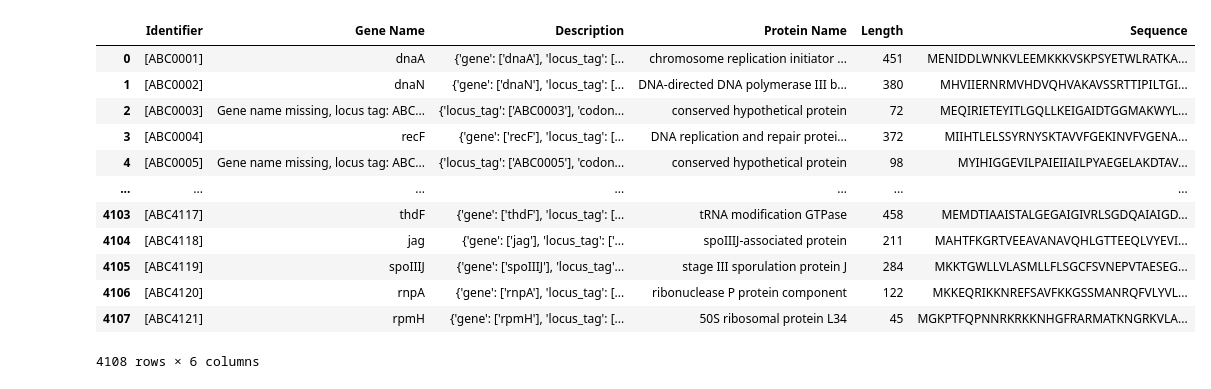
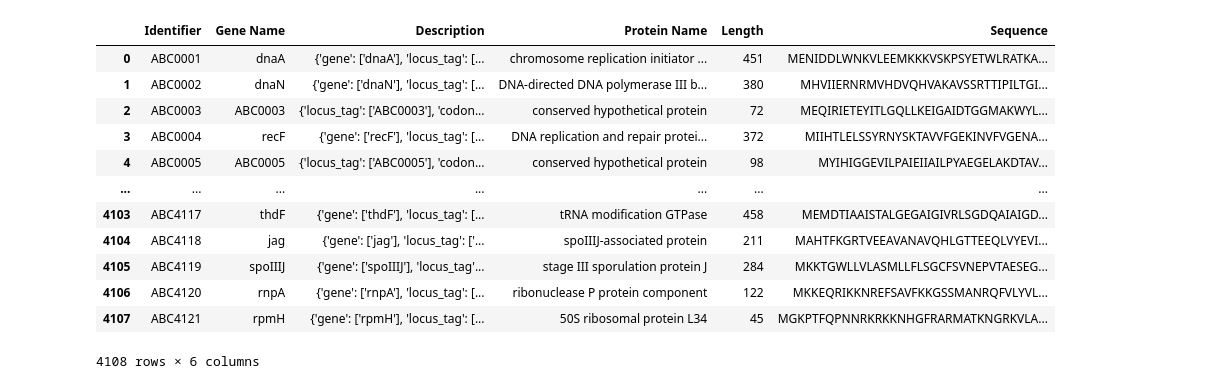
Before and after one commit to idobt97/Bioinformatocs_final_project, a Jupyter notebook: PartB.ipynb, the cells around one changed output. Saved outputs shown, nothing was run; the diff lists cells and outputs as text; code cells hidden in the pictures.

```diff
--- a/PartB.ipynb
+++ b/PartB.ipynb
@@ -8,21 +8,27 @@ import pandas as pd
 df_fasta_file = pd.DataFrame(columns=["Identifier", "Gene Name", "Description", "Protein Name", "Length", "Sequence"])
 
 # Read in the fasta file
-fasta_file = "BacillusClausiiTransmembraneProteins.fasta"
+fasta_file = "uniprotkb_Bacillus_clausi.fasta"
 
 # Read in the fasta file and store the data in the dataframe
-for record in SeqIO.parse(fasta_file, "fasta"):
-    identifier = record.id
-    description = record.description
-    gene_name = description.split("GN=")[1].split(" ")[0]  # Define gene_name after description
-    protein_name = description.split(" ")[1]
-    length = len(record.seq)
-    sequence = str(record.seq)
+def fastaToDataframe(fasta_file_path, df) -> None:
+    for record in SeqIO.parse(fasta_file_path, "fasta"):
+        identifier = record.id
+        description = record.description
+        if "GN=" not in description:
+            gene_name = "N/A"
+            protein_name = description.split(" ")[0]
+        else:
+            gene_name = description.split("GN=")[1].split(" ")[0]  # Define gene_name after description
+        protein_name = description.split(" ")[1]
+        length = len(record.seq)
+        sequence = str(record.seq)
 
-    # Append the row to the dataframe
-    df_fasta_file.loc[len(df_fasta_file)] = [identifier, gene_name, description, protein_name, length, sequence]
+        # Append the row to the dataframe
+        df.loc[len(df)] = [identifier, gene_name, description, protein_name, length, sequence]
 
-# Display the DataFrame
-df
+fastaToDataframe(fasta_file, df_fasta_file)
+
+df_fasta_file
 # %% [output]
 |  | Identifier | Gene Name | Description | Protein Name | Length | Sequence |
@@ -45,46 +47,46 @@ df
 # %%
 # Initialize an empty DataFrame
 df_genbank_file = pd.DataFrame(columns=["Identifier", "Gene Name", "Description", "Protein Name", "Length", "Sequence"])
 
 # Read in the data from the genbank file
 genbank_file = "Bacillus clausii.gb"
 for record in SeqIO.parse(genbank_file, "genbank"):
     for feature in record.features:
         if feature.type == "CDS":
-            identifier = feature.qualifiers["locus_tag"]
+            identifier = feature.qualifiers["locus_tag"][0]
             if 'gene' in feature.qualifiers: #check if gene name is available - there are some CDS features without gene name
                 gene_name = feature.qualifiers['gene'][0]
             else:
-                gene_name = 'Gene name missing, locus tag: ' + feature.qualifiers['locus_tag'][0]
+                gene_name = feature.qualifiers["locus_tag"][0]
             description = feature.qualifiers
             if 'product' in feature.qualifiers:
                 protein_name = feature.qualifiers['product'][0]
             else:
                 protein_name = 'Product name missing'
             if 'translation' in feature.qualifiers:
                 sequence = feature.qualifiers["translation"][0]
                 length = len(feature.qualifiers["translation"][0])
             else:
                 sequence = 'Translation missing'
                 length = 'Length missing'
 
             # Append the row to the dataframe
             df_genbank_file.loc[len(df_genbank_file)] = [identifier, gene_name, description, protein_name, length, sequence]
 
 df_genbank_file
 # %% [output]
 |  | Identifier | Gene Name | Description | Protein Name | Length | Sequence |
-| 0 | [ABC0001] | dnaA | {'gene': ['dnaA'], 'locus_tag': [... | chromosome replication initiator ... | 451 | MENIDDLWNKVLEEMKKKVSKPSYETWLRATKA... |
-| 1 | [ABC0002] | dnaN | {'gene': ['dnaN'], 'locus_tag': [... | DNA-directed DNA polymerase III b... | 380 | MHVIIERNRMVHDVQHVAKAVSSRTTIPILTGI... |
-| 2 | [ABC0003] | Gene name missing, locus tag: ABC... | {'locus_tag': ['ABC0003'], 'codon... | conserved hypothetical protein | 72 | MEQIRIETEYITLGQLLKEIGAIDTGGMAKWYL... |
-| 3 | [ABC0004] | recF | {'gene': ['recF'], 'locus_tag': [... | DNA replication and repair protei... | 372 | MIIHTLELSSYRNYSKTAVVFGEKINVFVGENA... |
-| 4 | [ABC0005] | Gene name missing, locus tag: ABC... | {'locus_tag': ['ABC0005'], 'codon... | conserved hypothetical protein | 98 | MYIHIGGEVILPAIEIIAILPYAEGELAKDTAV... |
+| 0 | ABC0001 | dnaA | {'gene': ['dnaA'], 'locus_tag': [... | chromosome replication initiator ... | 451 | MENIDDLWNKVLEEMKKKVSKPSYETWLRATKA... |
+| 1 | ABC0002 | dnaN | {'gene': ['dnaN'], 'locus_tag': [... | DNA-directed DNA polymerase III b... | 380 | MHVIIERNRMVHDVQHVAKAVSSRTTIPILTGI... |
+| 2 | ABC0003 | ABC0003 | {'locus_tag': ['ABC0003'], 'codon... | conserved hypothetical protein | 72 | MEQIRIETEYITLGQLLKEIGAIDTGGMAKWYL... |
+| 3 | ABC0004 | recF | {'gene': ['recF'], 'locus_tag': [... | DNA replication and repair protei... | 372 | MIIHTLELSSYRNYSKTAVVFGEKINVFVGENA... |
+| 4 | ABC0005 | ABC0005 | {'locus_tag': ['ABC0005'], 'codon... | conserved hypothetical protein | 98 | MYIHIGGEVILPAIEIIAILPYAEGELAKDTAV... |
 | ... | ... | ... | ... | ... | ... | ... |
-| 4103 | [ABC4117] | thdF | {'gene': ['thdF'], 'locus_tag': [... | tRNA modification GTPase | 458 | MEMDTIAAISTALGEGAIGIVRLSGDQAIAIGD... |
-| 4104 | [ABC4118] | jag | {'gene': ['jag'], 'locus_tag': ['... | spoIIIJ-associated protein | 211 | MAHTFKGRTVEEAVANAVQHLGTTEEQLVYEVI... |
-| 4105 | [ABC4119] | spoIIIJ | {'gene': ['spoIIIJ'], 'locus_tag'... | stage III sporulation protein J | 284 | MKKTGWLLVLASMLLFLSGCFSVNEPVTAESEG... |
-| 4106 | [ABC4120] | rnpA | {'gene': ['rnpA'], 'locus_tag': [... | ribonuclease P protein component | 122 | MKKEQRIKKNREFSAVFKKGSSMANRQFVLYVL... |
-| 4107 | [ABC4121] | rpmH | {'gene': ['rpmH'], 'locus_tag': [... | 50S ribosomal protein L34 | 45 | MGKPTFQPNNRKRKKNHGFRARMATKNGRKVLA... |
+| 4103 | ABC4117 | thdF | {'gene': ['thdF'], 'locus_tag': [... | tRNA modification GTPase | 458 | MEMDTIAAISTALGEGAIGIVRLSGDQAIAIGD... |
+| 4104 | ABC4118 | jag | {'gene': ['jag'], 'locus_tag': ['... | spoIIIJ-associated protein | 211 | MAHTFKGRTVEEAVANAVQHLGTTEEQLVYEVI... |
+| 4105 | ABC4119 | spoIIIJ | {'gene': ['spoIIIJ'], 'locus_tag'... | stage III sporulation protein J | 284 | MKKTGWLLVLASMLLFLSGCFSVNEPVTAESEG... |
+| 4106 | ABC4120 | rnpA | {'gene': ['rnpA'], 'locus_tag': [... | ribonuclease P protein component | 122 | MKKEQRIKKNREFSAVFKKGSSMANRQFVLYVL... |
+| 4107 | ABC4121 | rpmH | {'gene': ['rpmH'], 'locus_tag': [... | 50S ribosomal protein L34 | 45 | MGKPTFQPNNRKRKKNHGFRARMATKNGRKVLA... |
 4108 rows × 6 columns
 # %%
 # Compare the two dataframes, df_fasta_file and df_genbank_file, to see if they share some common proteins
```
Also changed, not shown: parts of 7 cells of this notebook, 6 other files.
